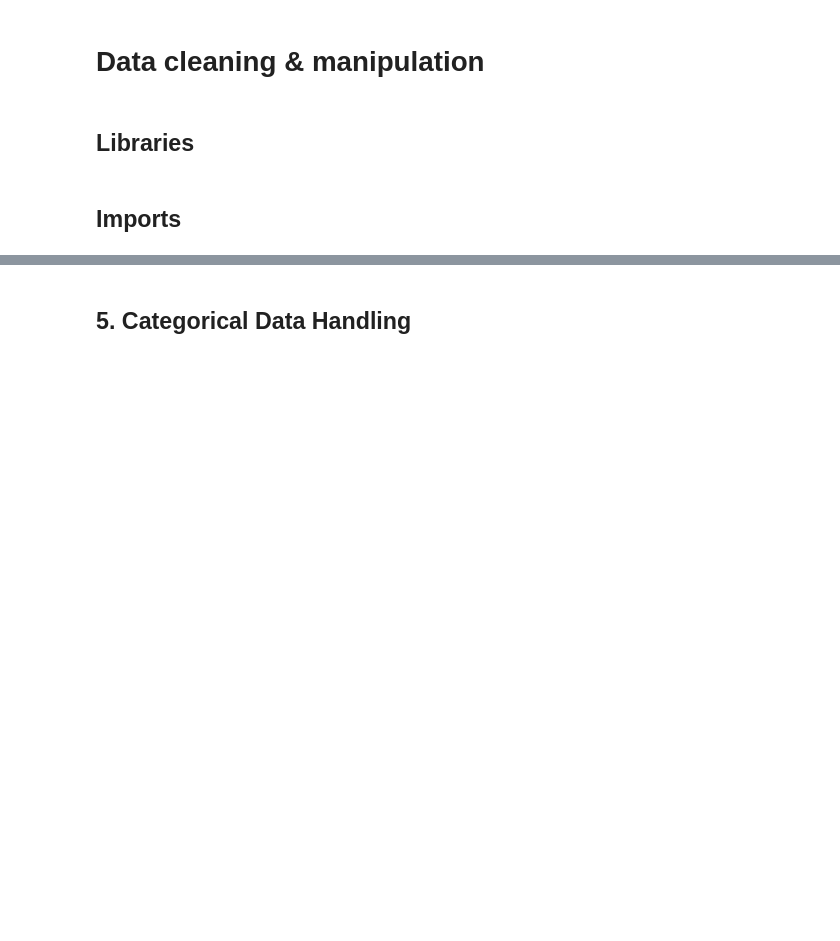
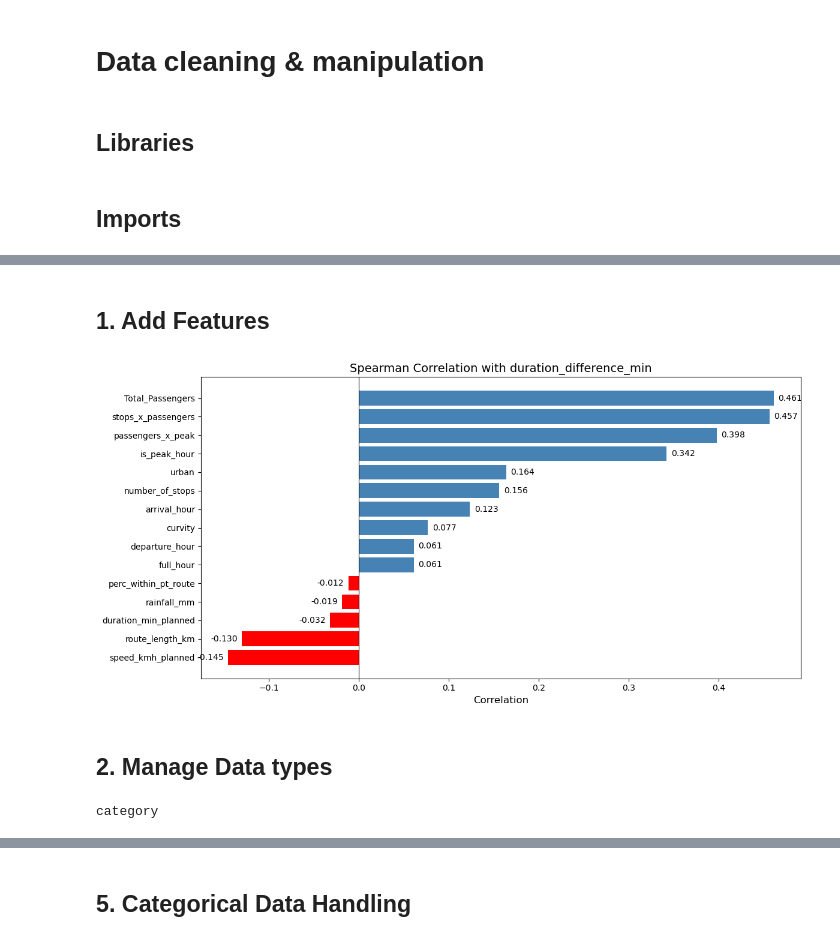
Before and after one commit to ofer-geo/public_transport_ML, a Jupyter notebook: notebooks/Data cleaning & manipulation.ipynb, the cells around one changed output, grey strips where cells are left out. Cells and saved outputs as stored; diff of their text form; code cells hidden in the pictures; blank space fills up the shorter version.

```diff
--- a/notebooks/Data cleaning & manipulation.ipynb
+++ b/notebooks/Data cleaning & manipulation.ipynb
@@ -14,5 +15,2 @@ import matplotlib.pyplot as plt
 # %% [markdown]
 ## Imports
-# %%
-df = pd.read_csv(r'../data/model_datasets/train_df.csv',encoding='utf-8-sig')
-df.head()
@@ -427,3 +16,0 @@ Name: duration_difference_min, dtype: float64
-# %%
-df = df.drop(columns=['route_dir_alt_day_hr', 'line_num_agency_alter_dir', 'SIRI_id', 'gtfs_ride_id', 'gtfs_route_id' ], errors='ignore')
-df.dtypes
@@ -447,0 +17,9 @@ dtype: object
+# %%
+train_df = pd.read_csv(r'../data/model_datasets/train_df.csv', encoding='utf-8-sig')
+val_df = pd.read_csv(r'../data/model_datasets/val_df.csv', encoding='utf-8-sig')
+test_df = pd.read_csv(r'../data/model_datasets/test_df.csv', encoding='utf-8-sig')
+
+print(f"Train:      {len(train_df):,} rows")
+print(f"Validation: {len(val_df):,} rows")
+print(f"Test:       {len(test_df):,} rows")
+print(f"Total:      {len(train_df) + len(val_df) + len(test_df):,} rows")
@@ -447,0 +44,2 @@ dtype: object
+# %% [markdown]
+## 1. Add Features
@@ -447,0 +77,33 @@ dtype: object
+# %%
+train_df = add_features(train_df)
+val_df = add_features(val_df)
+test_df = add_features(test_df)
+# %%
+numerical_cols = ['full_hour', 'route_length_km', 'number_of_stops', 'rainfall_mm', 'departure_hour', 'arrival_hour',
+                  'Total_Passengers', 'curvity',
+                  'duration_min_planned', 'speed_kmh_planned', 'perc_within_pt_route', 'is_peak_hour', 'passengers_x_peak', 'stops_x_passengers' ,'urban' ]
+
+# חשב קורלציה עם המטרה
+corr_with_target = train_df[numerical_cols].corrwith(train_df['duration_difference_min'], method='spearman').sort_values()
+
+# צבע לפי חיובי/שלילי
+colors = ['red' if x < 0 else 'steelblue' for x in corr_with_target]
+
+plt.figure(figsize=(12, 6))
+bars = plt.barh(corr_with_target.index, corr_with_target.values, color=colors)
+
+# data labels
+for bar, val in zip(bars, corr_with_target.values):
+    plt.text(val + 0.005 if val >= 0 else val - 0.005,
+             bar.get_y() + bar.get_height() / 2,
+             f'{val:.3f}', va='center', ha='left' if val >= 0 else 'right', fontsize=10)
+
+plt.axvline(x=0, color='black', linewidth=0.8)
+plt.title('Spearman Correlation with duration_difference_min', fontsize=14)
+plt.xlabel('Correlation', fontsize=12)
+plt.tight_layout()
+plt.show()
+# %% [output]
+[figure, added]
+# %% [markdown]
+## 2. Manage Data types
@@ -447,0 +155,11 @@ dtype: object
+# %%
+# day - categorical with order
+day_order = ['Sunday', 'Monday', 'Tuesday', 'Wednesday', 'Thursday', 'Friday', 'Saturday']
+train_df['day'] = pd.Categorical(train_df['day'], categories=day_order, ordered=True)
+print(train_df['day'].dtype)
+str_cols = ['line_name', 'alternative', 'agency_name', 'origin_city',
+            'origin_station', 'destination_city', 'destination_station', 'route_type']
+train_df[str_cols] = train_df[str_cols].astype(str)
+train_df['route_type'] = train_df['route_type'].str.strip()
+# %% [output]
+category
```
Also changed, not shown: parts of 73 cells of this notebook, 3 other files.
